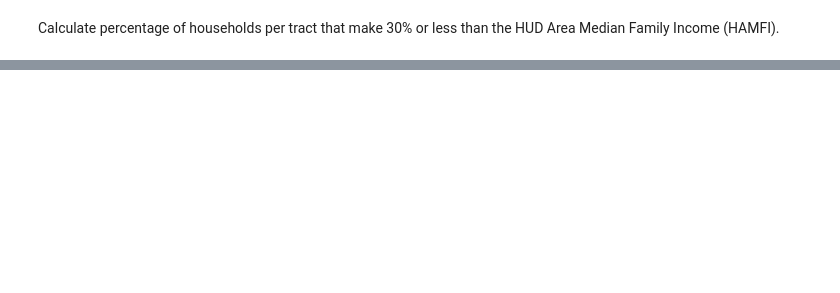
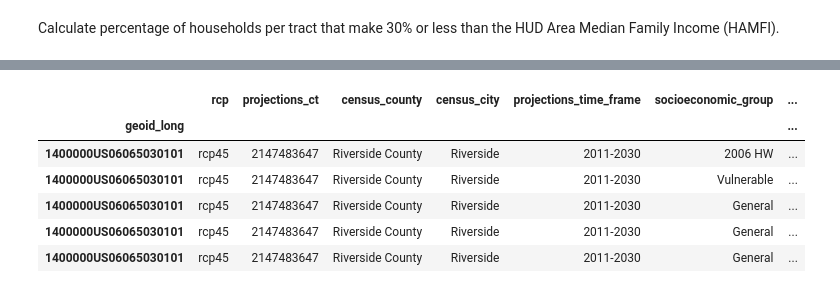
Before and after one commit to ckbekker72/EJ_InlandEmpire, a Jupyter notebook: Pull_Data.ipynb, the cells around one changed output, grey strips where cells are left out. Cells and saved outputs as stored; diff of their text form; code cells hidden in the pictures; blank space fills up the shorter version.

```diff
--- a/Pull_Data.ipynb
+++ b/Pull_Data.ipynb
@@ -114,0 +162,14 @@ Name: hamfi30, dtype: float64
+# %%
+# Concatenate Riverside and San Bernardino Data
+CHATRiversideDf.set_index('geoid_long', inplace=True)
+CHATSBDf.set_index('geoid_long', inplace=True)
+CHATIE = pd.concat((CHATRiversideDf, CHATSBDf), axis=0)
+CHATIE.head()
+# %% [output]
+|  | rcp | projections_ct | census_county | census_city | projections_time_frame | socioeconomic_group | ... |
+| geoid_long |  |  |  |  |  |  | ... |
+| 1400000US06065030101 | rcp45 | 2147483647 | Riverside County | Riverside | 2011-2030 | 2006 HW | ... |
+| 1400000US06065030101 | rcp45 | 2147483647 | Riverside County | Riverside | 2011-2030 | Vulnerable | ... |
+| 1400000US06065030101 | rcp45 | 2147483647 | Riverside County | Riverside | 2011-2030 | General | ... |
+| 1400000US06065030101 | rcp45 | 2147483647 | Riverside County | Riverside | 2011-2030 | General | ... |
+| 1400000US06065030101 | rcp45 | 2147483647 | Riverside County | Riverside | 2011-2030 | General | ... |
```
Also changed, not shown: parts of 13 cells of this notebook.
